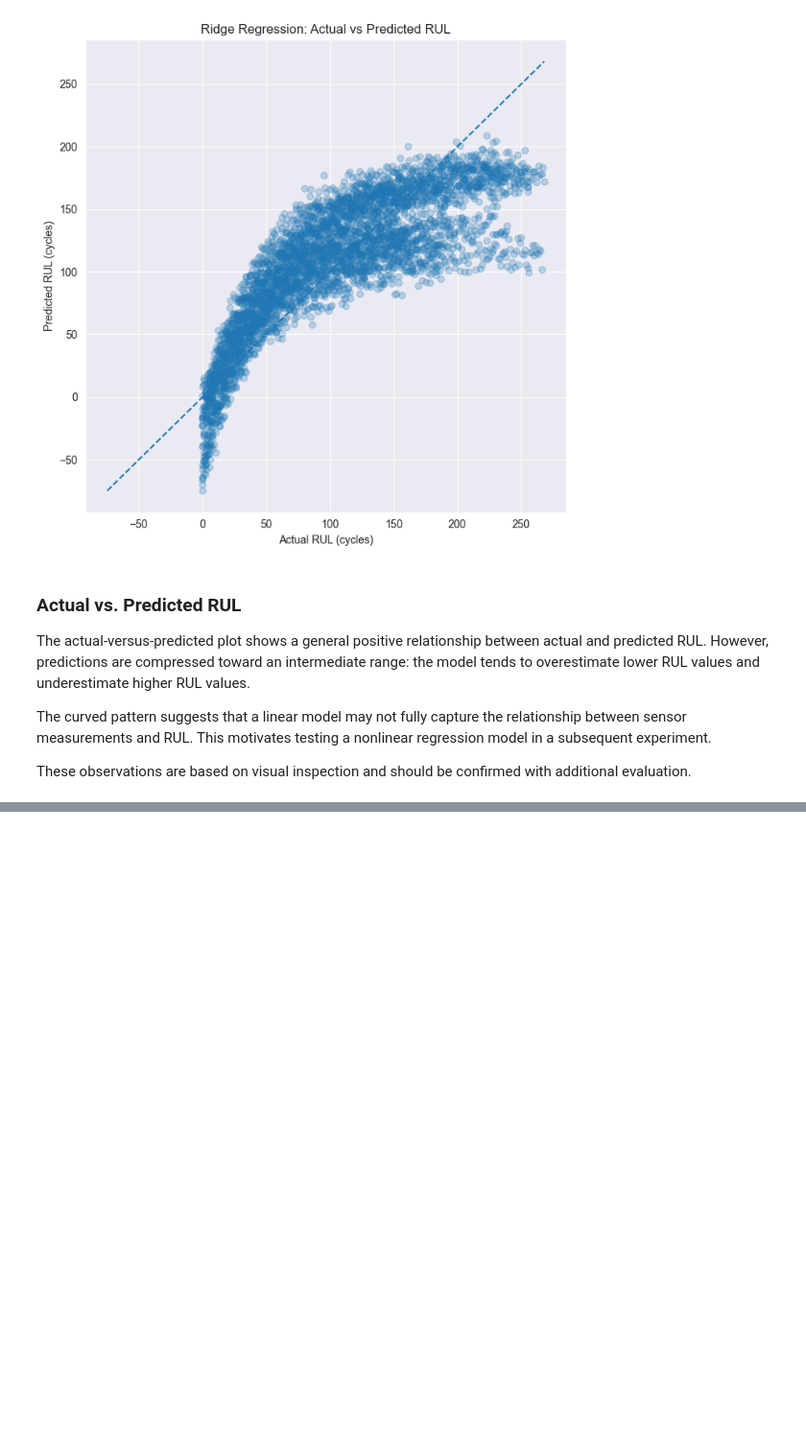
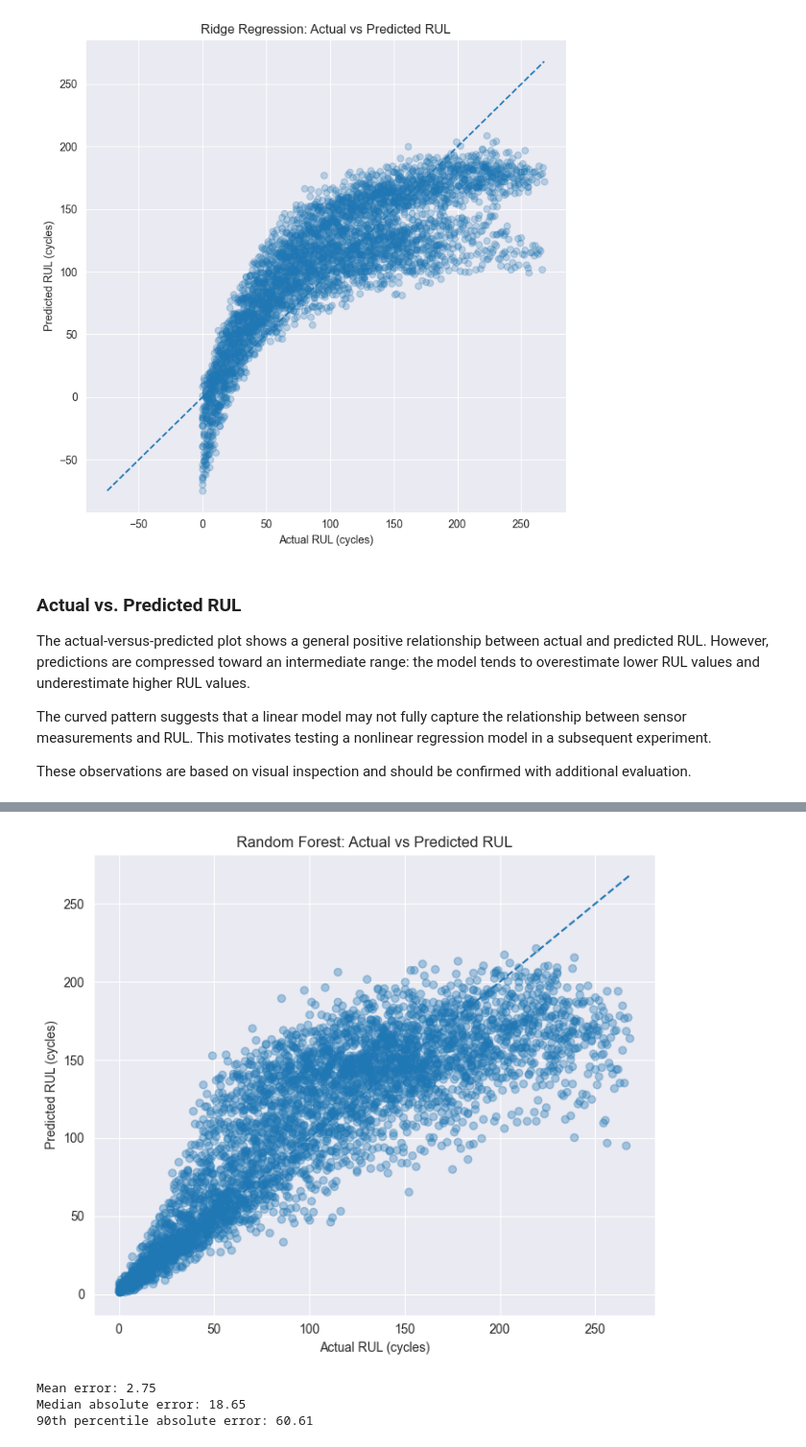
Before and after one commit to RanimRebai/predictive-maintenance-ml, a Jupyter notebook: notebooks/02_baseline_model.ipynb, the cells around one changed output, grey strips where cells are left out. Shown at 96% size. Drawn from its saved outputs; the diff is of its cells as text; code cells hidden in the pictures; blank space fills up the shorter version.

```diff
--- a/notebooks/02_baseline_model.ipynb
+++ b/notebooks/02_baseline_model.ipynb
@@ -196,0 +301,52 @@ These observations are based on visual inspection and should be confirmed with a
+# %%
+
+# Calculate prediction errors
+results = pd.DataFrame({
+    "actual_RUL": y_val,
+    "predicted_RUL": rf_pred
+})
+
+results["error"] = (
+    results["predicted_RUL"] - results["actual_RUL"]
+)
+
+# Plot actual versus predicted RUL
+plt.figure(figsize=(7, 6))
+plt.scatter(
+    results["actual_RUL"],
+    results["predicted_RUL"],
+    alpha=0.35
+)
+
+# Perfect-prediction reference line
+min_value = min(
+    results["actual_RUL"].min(),
+    results["predicted_RUL"].min()
+)
+max_value = max(
+    results["actual_RUL"].max(),
+    results["predicted_RUL"].max()
+)
+
+plt.plot(
+    [min_value, max_value],
+    [min_value, max_value],
+    linestyle="--"
+)
+
+plt.xlabel("Actual RUL (cycles)")
+plt.ylabel("Predicted RUL (cycles)")
+plt.title("Random Forest: Actual vs Predicted RUL")
+plt.tight_layout()
+plt.show()
+
+# Summarize errors
+print("Mean error:", round(results["error"].mean(), 2))
+print("Median absolute error:", round(results["error"].abs().median(), 2))
+print("90th percentile absolute error:",
+      round(results["error"].abs().quantile(0.90), 2))
+# %% [output]
+[figure, added]
+Mean error: 2.75
+Median absolute error: 18.65
+90th percentile absolute error: 60.61
```
Also changed, not shown: parts of 7 cells of this notebook.
